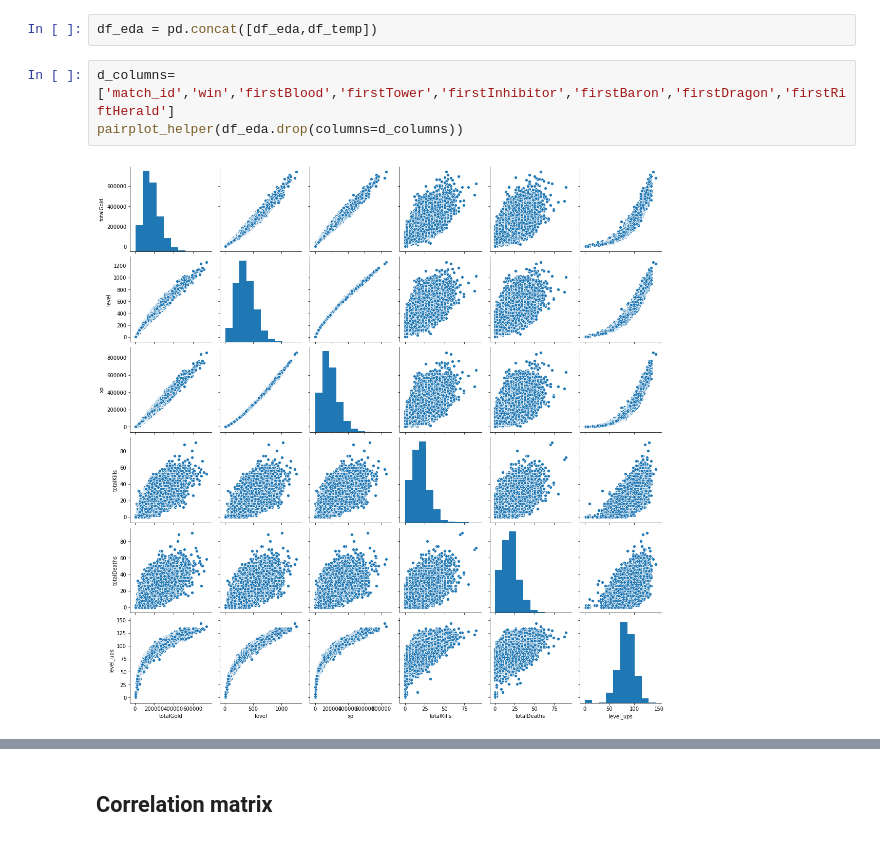
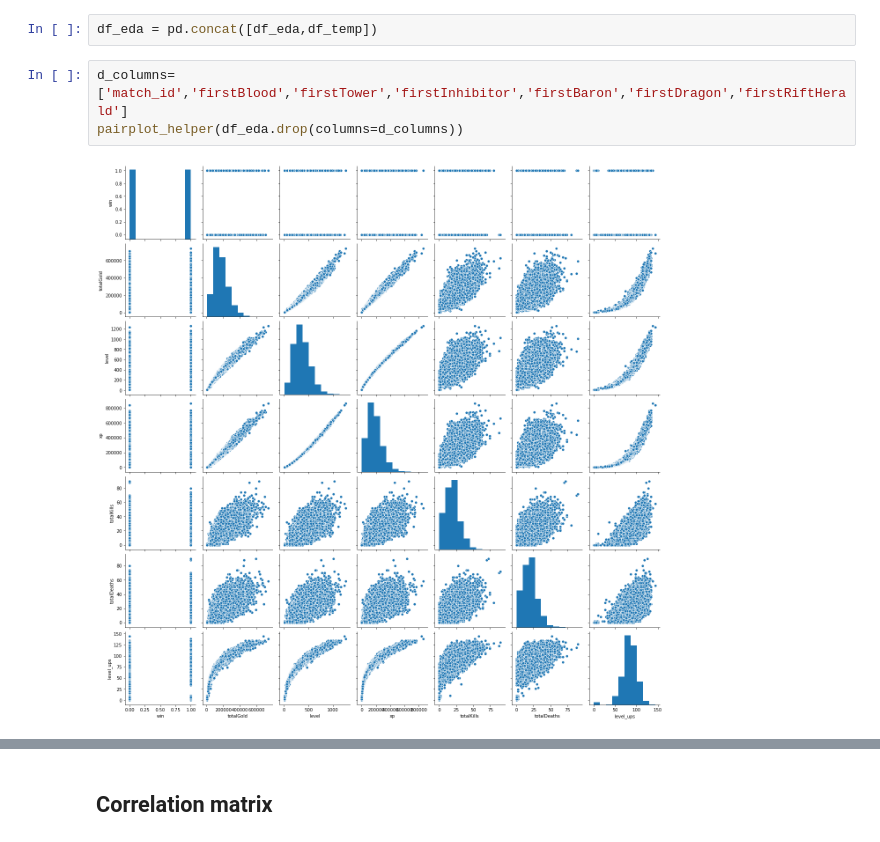
Before and after one commit to anotherjonlee/MLoL, a Jupyter notebook: notebooks/EDA.ipynb, the cells around one changed output, grey strips where cells are left out. Cells and saved outputs as stored; diff of their text form.

```diff
--- a/notebooks/EDA.ipynb
+++ b/notebooks/EDA.ipynb
@@ -25,7 +24,7 @@ df_temp = df_join(df3,df4, False)
 # %%
 df_eda = pd.concat([df_eda,df_temp])
 # %%
-d_columns=['match_id','win','firstBlood','firstTower','firstInhibitor','firstBaron','firstDragon','firstRiftHerald']
+d_columns=['match_id','firstBlood','firstTower','firstInhibitor','firstBaron','firstDragon','firstRiftHerald']
 pairplot_helper(df_eda.drop(columns=d_columns))
 # %% [output]
-[figure, old version]
+[figure, new version]
```
Also changed, not shown: parts of 7 cells of this notebook, 11 other files.
